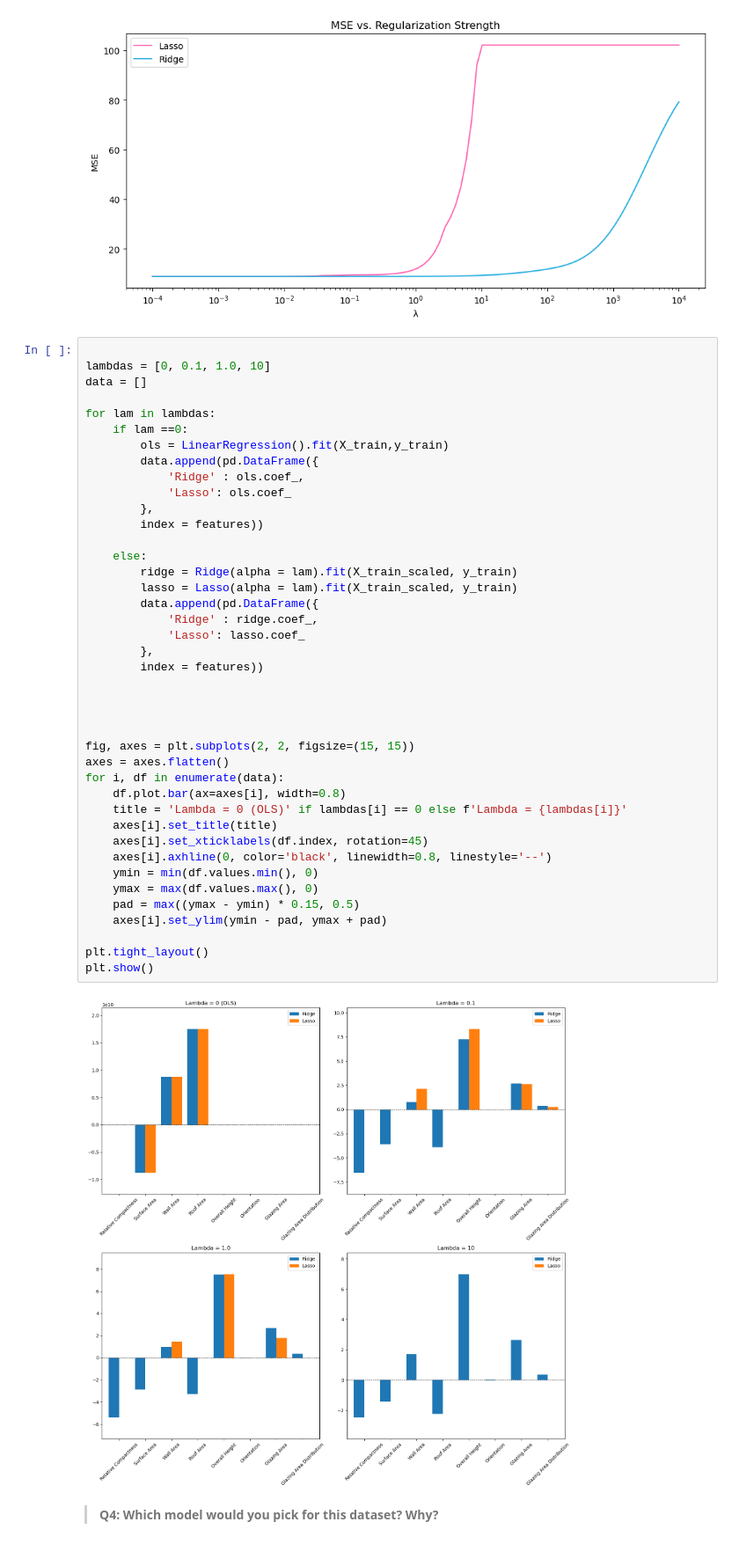
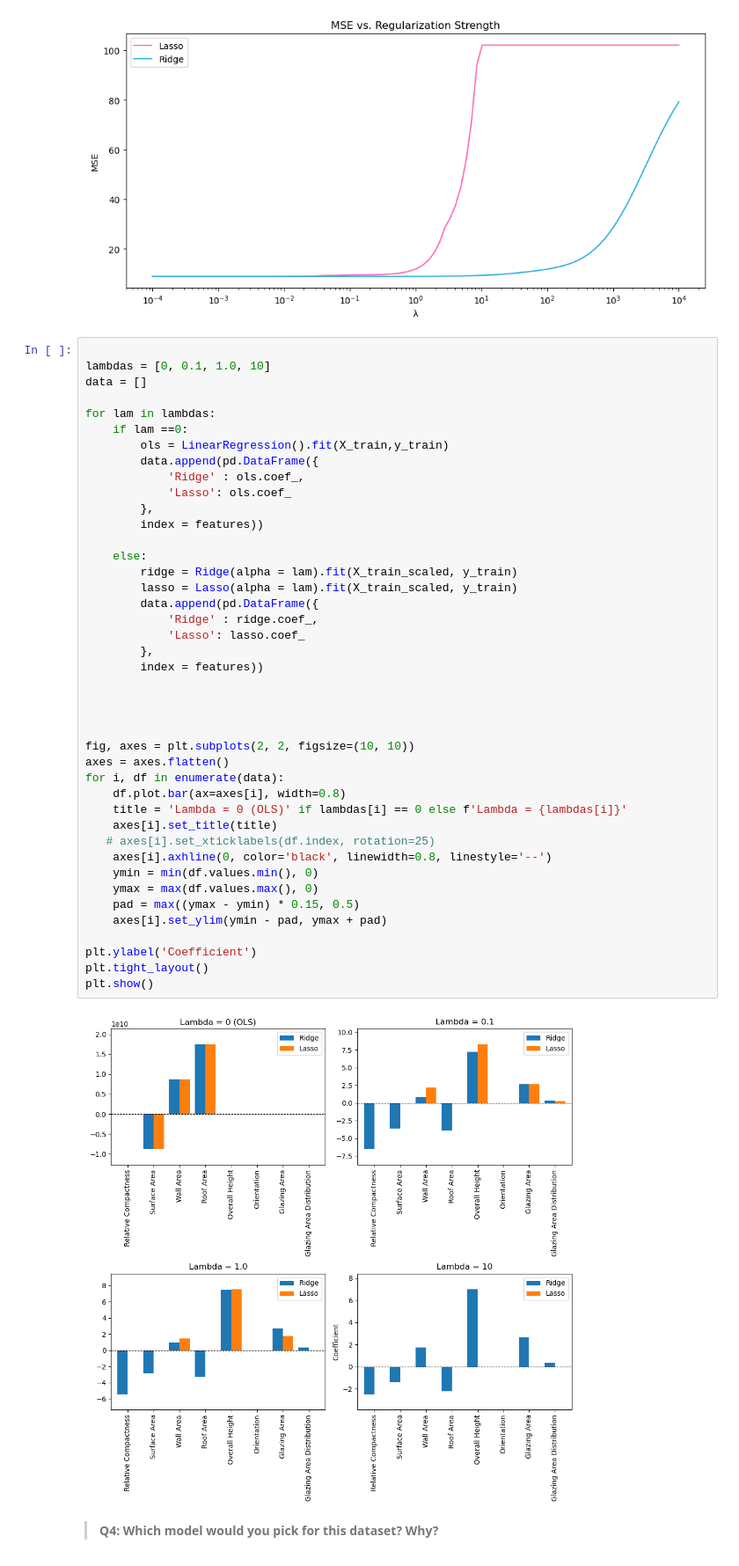
Before and after one commit to sofiiir/edds232-assignment-3, a Jupyter notebook: task1/hw3-task1.ipynb, the cells around one changed output. Shown at 88% size. Drawn from its saved outputs; the diff is of its cells as text.

```diff
--- a/task1/hw3-task1.ipynb
+++ b/task1/hw3-task1.ipynb
@@ -390,36 +390,37 @@ for lam in lambdas:
             'Lasso': ols.coef_
         },
         index = features))
 
     else:
         ridge = Ridge(alpha = lam).fit(X_train_scaled, y_train)
         lasso = Lasso(alpha = lam).fit(X_train_scaled, y_train)
         data.append(pd.DataFrame({
             'Ridge' : ridge.coef_,
             'Lasso': lasso.coef_
         },
         index = features))
 
 
 
 
-fig, axes = plt.subplots(2, 2, figsize=(15, 15))
+fig, axes = plt.subplots(2, 2, figsize=(10, 10))
 axes = axes.flatten()
 for i, df in enumerate(data):
     df.plot.bar(ax=axes[i], width=0.8)
     title = 'Lambda = 0 (OLS)' if lambdas[i] == 0 else f'Lambda = {lambdas[i]}'
     axes[i].set_title(title)
-    axes[i].set_xticklabels(df.index, rotation=45)
+   # axes[i].set_xticklabels(df.index, rotation=25)
     axes[i].axhline(0, color='black', linewidth=0.8, linestyle='--')
     ymin = min(df.values.min(), 0)
     ymax = max(df.values.max(), 0)
     pad = max((ymax - ymin) * 0.15, 0.5)
     axes[i].set_ylim(ymin - pad, ymax + pad)
 
+plt.ylabel('Coefficient')
 plt.tight_layout()
 plt.show()
 # %% [output]
-[figure, old version]
+[figure, new version]
 # %% [markdown]
 > **Q4: Which model would you pick for this dataset? Why?**
 # %% [markdown]
```
Also changed, not shown: parts of 5 cells of this notebook.
